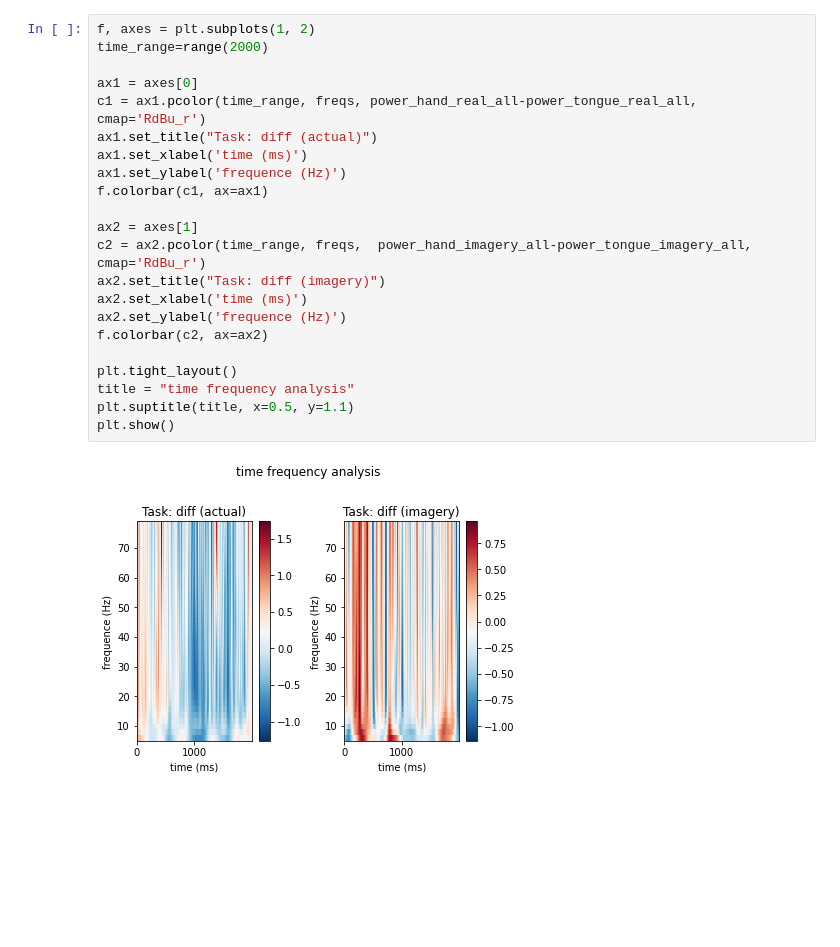
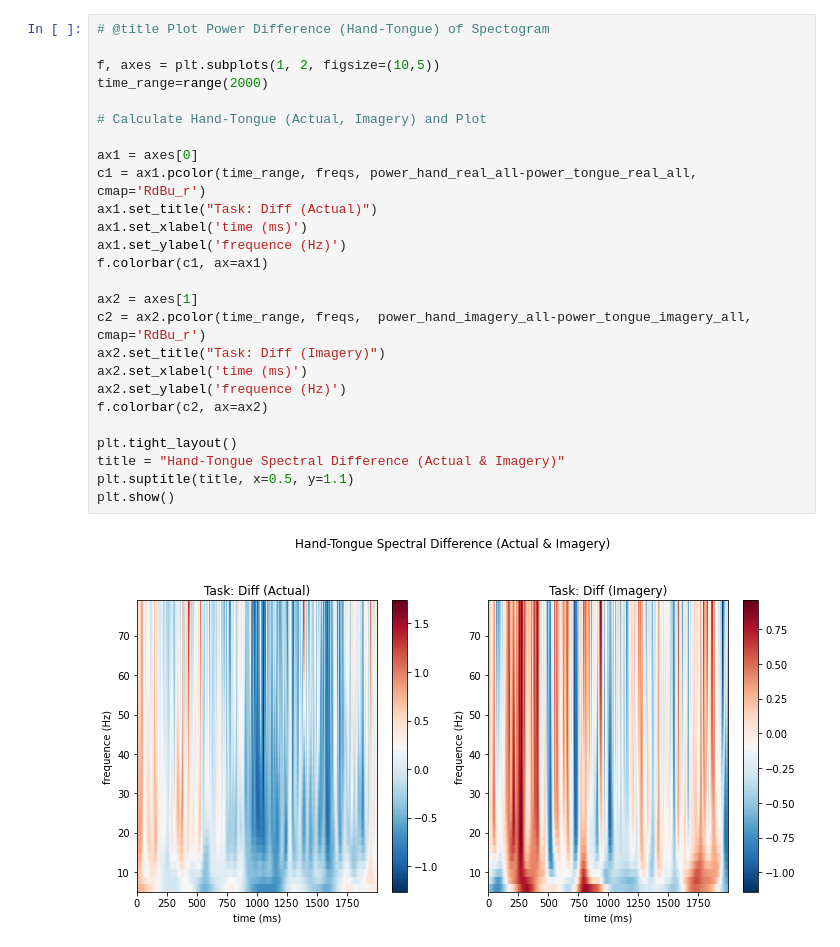
Before and after one commit to Xianhui-He/Raclette-Group-2-ECoG-Motor-Imagery, a Jupyter notebook: code/TFA_Hanif_Xianhui.ipynb, the cells around one changed output. Drawn from its saved outputs; the diff is of its cells as text; blank space fills up the shorter version.

```diff
--- a/code/TFA_Hanif_Xianhui.ipynb
+++ b/code/TFA_Hanif_Xianhui.ipynb
@@ -248,24 +359,28 @@ plt.show()
 # %%
-f, axes = plt.subplots(1, 2)
+# @title Plot Power Difference (Hand-Tongue) of Spectogram
+
+f, axes = plt.subplots(1, 2, figsize=(10,5))
 time_range=range(2000)
+
+# Calculate Hand-Tongue (Actual, Imagery) and Plot
 
 ax1 = axes[0]
 c1 = ax1.pcolor(time_range, freqs, power_hand_real_all-power_tongue_real_all, cmap='RdBu_r')
-ax1.set_title("Task: diff (actual)")
+ax1.set_title("Task: Diff (Actual)")
 ax1.set_xlabel('time (ms)')
 ax1.set_ylabel('frequence (Hz)')
 f.colorbar(c1, ax=ax1)
 
 ax2 = axes[1]
 c2 = ax2.pcolor(time_range, freqs,  power_hand_imagery_all-power_tongue_imagery_all, cmap='RdBu_r')
-ax2.set_title("Task: diff (imagery)")
+ax2.set_title("Task: Diff (Imagery)")
 ax2.set_xlabel('time (ms)')
 ax2.set_ylabel('frequence (Hz)')
 f.colorbar(c2, ax=ax2)
 
 plt.tight_layout()
-title = "time frequency analysis"
+title = "Hand-Tongue Spectral Difference (Actual & Imagery)"
 plt.suptitle(title, x=0.5, y=1.1)
 plt.show()
 # %% [output]
-[figure, old version]
+[figure, new version]
```
Also changed, not shown: parts of 17 cells of this notebook.
